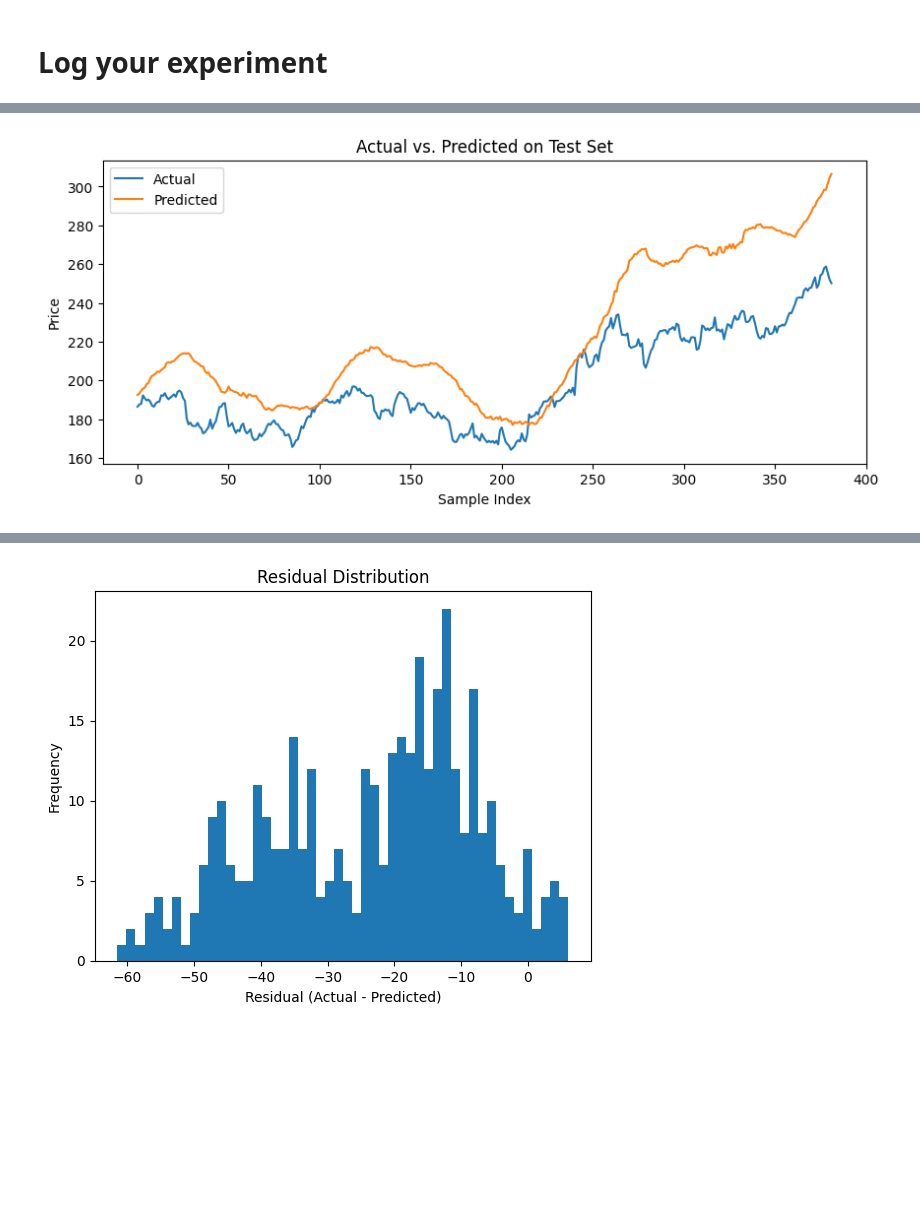
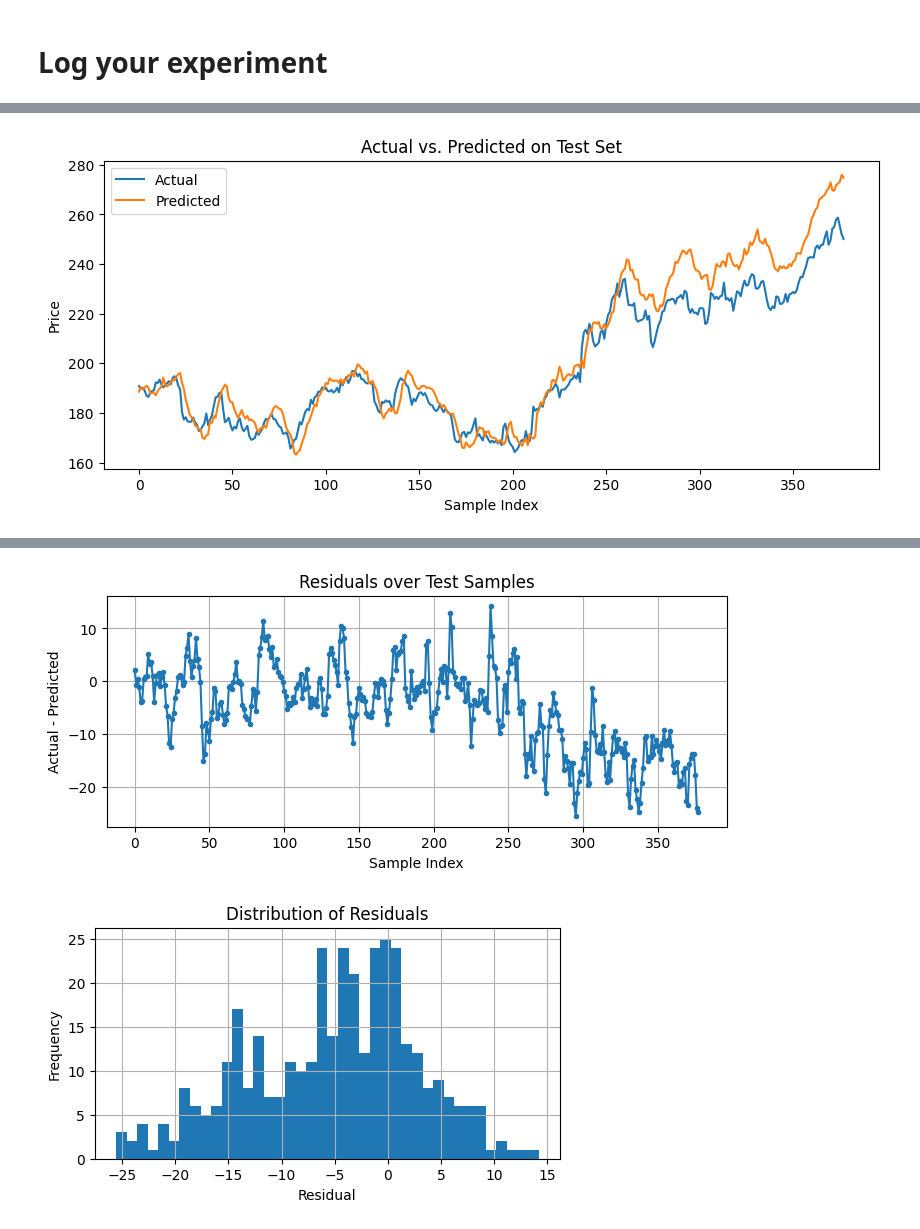
Before and after one commit to d1ananguyen/stock-market-prediction-project, a Jupyter notebook: notebooks/diana/models/DNN/dnn_model.ipynb, the cells around one changed output, grey strips where cells are left out. Saved outputs shown, nothing was run; the diff lists cells and outputs as text; code cells hidden in the pictures; blank space fills up the shorter version.

```diff
--- a/notebooks/diana/models/DNN/dnn_model.ipynb
+++ b/notebooks/diana/models/DNN/dnn_model.ipynb
@@ -75,8 +117,19 @@ test_df  = df.iloc[i_val:].copy()
 # %% [markdown]
 # Scale Features
 # %%
-feature_cols = ['Close', 'Return', 'Volume', 'EMA10'] # can be modified
-target_col   = "Target"
+feature_cols = [ # can be modified
+    'Close',
+    'Return',
+    'Volume',
+    'EMA10',
+    'Volatility20',
+    'EMA20',
+    'RSI14',
+    'MACD',
+    'MACD_signal'
+]
+
+target_col = "Target"
 
 scaler = StandardScaler().fit(train_df[feature_cols])
 X_tr = scaler.transform(train_df[feature_cols])
@@ -148,7 +213,7 @@ es = EarlyStopping(
 history = model.fit(
     X_train, y_train,
     validation_data=(X_val, y_val),
-    epochs=50,
+    epochs=100,
     batch_size=batch_size_input,
     callbacks=[es],
     verbose=2
@@ -205,7 +272,7 @@ with csv_path.open("a", newline="") as f:
         feature_cols,
         layers,
         dropout,
-        learning_rate,
+        learning_rate_num,
         batch_size_input,
         epochs_run,
         num_params,
@@ -238,4 +305,59 @@ plt.ylabel('Price')
 plt.title('Actual vs. Predicted on Test Set')
 plt.legend()
 plt.show()
+
+# 3. Plot residuals
+# Ensure required variables exist
+required_vars = ('model', 'X_test', 'y_test')
+missing = [var for var in required_vars if var not in globals()]
+if missing:
+    raise RuntimeError(f"Cannot plot residuals: missing variables {missing}. "
+                       f"Please run this cell after defining 'model', 'X_test', and 'y_test'.")
+
+# 1) Recompute predictions and flatten to 1D
+y_pred = model.predict(X_test).flatten()
+
+# 2) Check shapes
+# print("y_test shape:",  y_test.shape)
+# print("y_pred shape:", y_pred.shape)
+
+# 3) Build residuals
+residuals = y_test - y_pred
+# print("residuals shape:", residuals.shape)
+
+# 4) Plot residuals over test samples
+plt.figure(figsize=(8, 3))
+plt.plot(residuals, marker='o', markersize=3, linestyle='-')
+plt.title('Residuals over Test Samples')
+plt.xlabel('Sample Index')
+plt.ylabel('Actual - Predicted')
+plt.grid(True)
+plt.show()
+
+# 5) Plot histogram of residuals
+plt.figure(figsize=(6, 3))
+plt.hist(residuals, bins=40)
+plt.title('Distribution of Residuals')
+plt.xlabel('Residual')
+plt.ylabel('Frequency')
+plt.grid(True)
+plt.show()
+
+# 6) Plot residuals vs. predicted values
+plt.figure(figsize=(6, 3))
+plt.scatter(y_pred, residuals, s=10, alpha=0.6)
+plt.axhline(0, color='black', linewidth=1)
+plt.title('Residuals vs Predicted Values')
+plt.xlabel('Predicted Price')
+plt.ylabel('Actual - Predicted')
+plt.grid(True)
+plt.show()
+
+# 7) Autocorrelation of residuals
+pd.plotting.autocorrelation_plot(pd.Series(residuals))
+plt.title('Autocorrelation of Residuals')
+plt.xlabel('Lag')
+plt.ylabel('Autocorrelation')
+plt.grid(True)
+plt.show()
 # %% [output]
@@ -244 +366 @@ plt.show()
-[figure, old version]
+[figure, new version]
@@ -245 +368,2 @@ plt.show()
-[figure, old version]
+[figure, new version]
+[figure, added]
```
Also changed, not shown: parts of 14 cells of this notebook, 1 other file.
